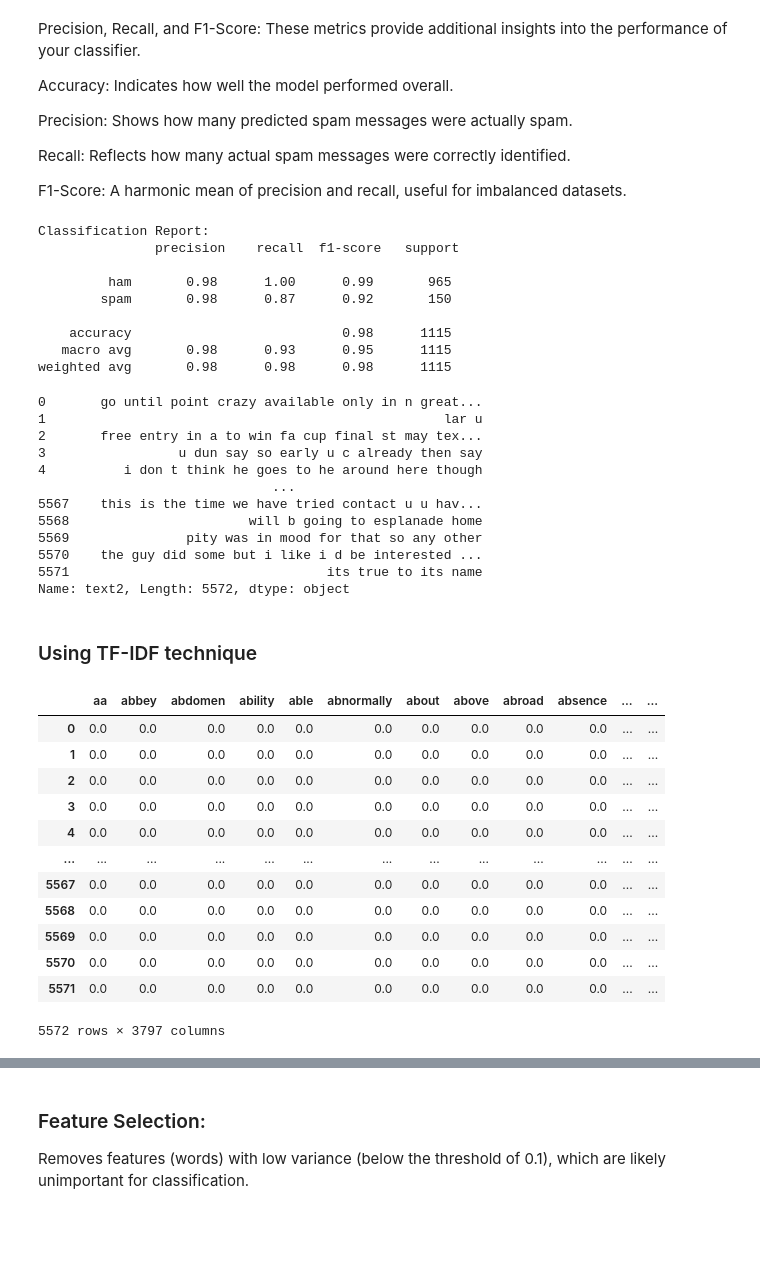
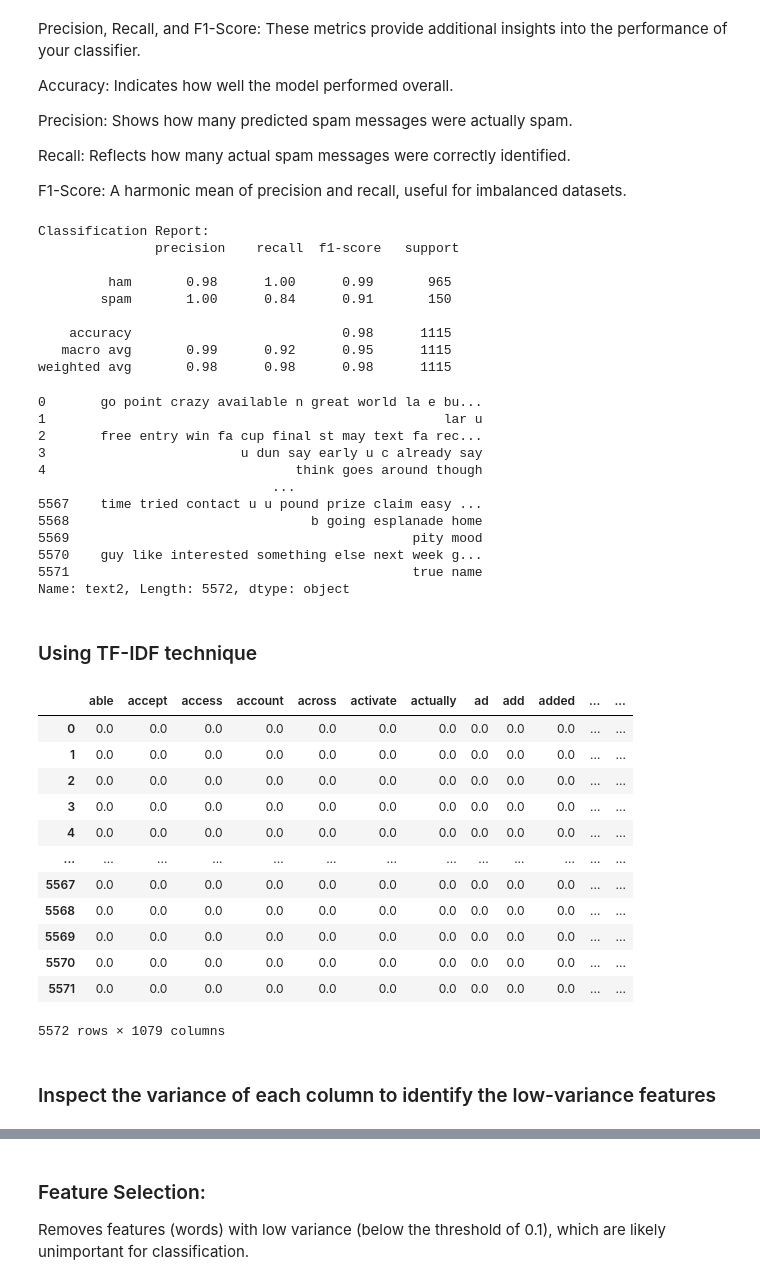
Before and after one commit to aye-nyeinSan/NLPworkshop_3, a Jupyter notebook: Workshop3/Workshop3.ipynb, the cells around one changed output, grey strips where cells are left out. Cells and saved outputs as stored; diff of their text form; code cells hidden in the pictures; blank space fills up the shorter version.

Commit message:
add:stopwords removal and change variance thershold

```diff
--- a/Workshop3/Workshop3.ipynb
+++ b/Workshop3/Workshop3.ipynb
@@ -136,7 +136,7 @@ words = set(nltk.corpus.words.words())
 
 # Assuming `words` is a set of valid vocabulary words
 # Example: words = set(["word1", "word2", "example", ...])
-df['text2'] = df['text'].astype(str).apply(
+df['text2'] = df['text'].apply(
     lambda x: " ".join(
         w for w in nltk.wordpunct_tokenize(x)
         if w.lower() in words or not w.isalpha()
@@ -164,3 +164,17 @@ df
 | 5570 | ham | the guy did some bitching but i a... | 27 | the guy did some but i like i d b... |
 | 5571 | ham | rofl its true to its name | 6 | its true to its name |
 5572 rows × 4 columns
+# %%
+import nltk
+from nltk.corpus import stopwords
+nltk.download('stopwords')
+
+# Get the English stopwords
+stop_words = set(stopwords.words('english'))
+
+# Remove stopwords from the text
+df['text2'] = df['text2'].apply(
+    lambda x: " ".join(word for word in x.split() if word.lower() not in stop_words)
+)
+
+print(df['text2'].head())
@@ -318,38 +342,38 @@ Classification Report:
                precision    recall  f1-score   support
 
          ham       0.98      1.00      0.99       965
-        spam       0.98      0.87      0.92       150
+        spam       1.00      0.84      0.91       150
 
     accuracy                           0.98      1115
-   macro avg       0.98      0.93      0.95      1115
+   macro avg       0.99      0.92      0.95      1115
 weighted avg       0.98      0.98      0.98      1115
 # %%
 df['text2']
 # %% [output]
-0       go until point crazy available only in n great...
+0       go point crazy available n great world la e bu...
 1                                                   lar u
-2       free entry in a to win fa cup final st may tex...
-3                 u dun say so early u c already then say
-4          i don t think he goes to he around here though
+2       free entry win fa cup final st may text fa rec...
+3                         u dun say early u c already say
+4                                think goes around though
                               ...
-5567    this is the time we have tried contact u u hav...
-5568                       will b going to esplanade home
-5569               pity was in mood for that so any other
-5570    the guy did some but i like i d be interested ...
-5571                                 its true to its name
+5567    time tried contact u u pound prize claim easy ...
+5568                               b going esplanade home
+5569                                            pity mood
+5570    guy like interested something else next week g...
+5571                                            true name
 Name: text2, Length: 5572, dtype: object
 # %% [markdown]
 ### Using TF-IDF technique
 # %%
 from sklearn.feature_extraction.text import TfidfVectorizer
 
 # Use the same vectorizer instance
-tfid_vectorizer = TfidfVectorizer()
+tfid_vectorizer = TfidfVectorizer(min_df=5)
 X = tfid_vectorizer.fit_transform(df['text2'])  # TF-IDF sparse matrix
 X_df = pd.DataFrame(X.toarray(), columns=tfid_vectorizer.get_feature_names_out())
 X_df
 # %% [output]
-|  | aa | abbey | abdomen | ability | able | abnormally | about | above | abroad | absence | ... | ... |
+|  | able | accept | access | account | across | activate | actually | ad | add | added | ... | ... |
 | 0 | 0.0 | 0.0 | 0.0 | 0.0 | 0.0 | 0.0 | 0.0 | 0.0 | 0.0 | 0.0 | ... | ... |
 | 1 | 0.0 | 0.0 | 0.0 | 0.0 | 0.0 | 0.0 | 0.0 | 0.0 | 0.0 | 0.0 | ... | ... |
 | 2 | 0.0 | 0.0 | 0.0 | 0.0 | 0.0 | 0.0 | 0.0 | 0.0 | 0.0 | 0.0 | ... | ... |
@@ -361,4 +385,6 @@ X_df
 | 5569 | 0.0 | 0.0 | 0.0 | 0.0 | 0.0 | 0.0 | 0.0 | 0.0 | 0.0 | 0.0 | ... | ... |
 | 5570 | 0.0 | 0.0 | 0.0 | 0.0 | 0.0 | 0.0 | 0.0 | 0.0 | 0.0 | 0.0 | ... | ... |
 | 5571 | 0.0 | 0.0 | 0.0 | 0.0 | 0.0 | 0.0 | 0.0 | 0.0 | 0.0 | 0.0 | ... | ... |
-5572 rows × 3797 columns
+5572 rows × 1079 columns
+# %% [markdown]
+### Inspect the variance of each column to identify the low-variance features
```
Also changed, not shown: parts of 15 cells of this notebook.
